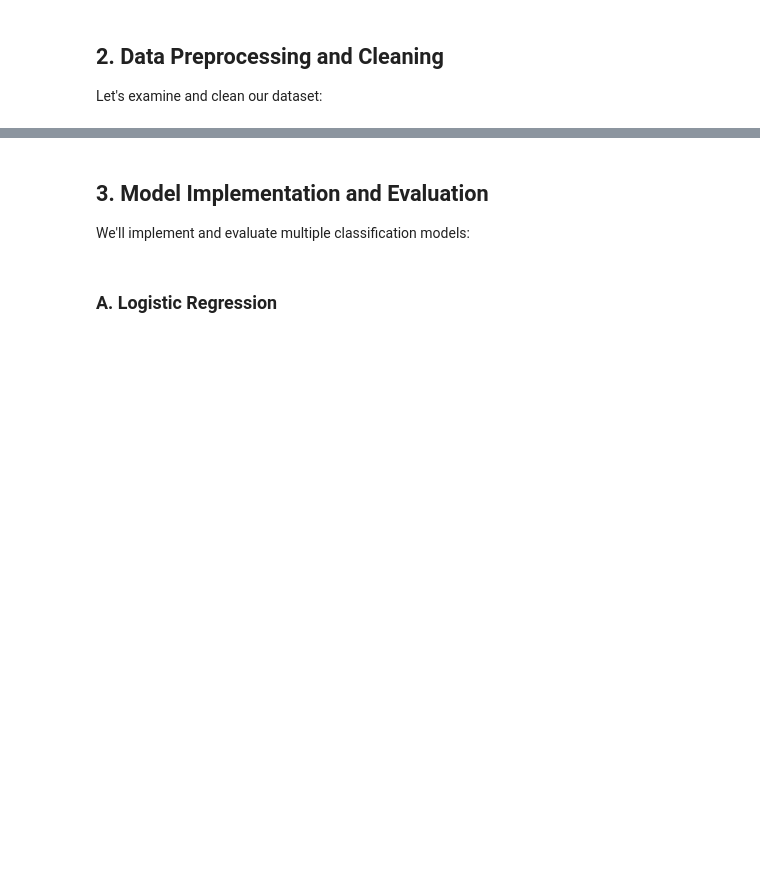
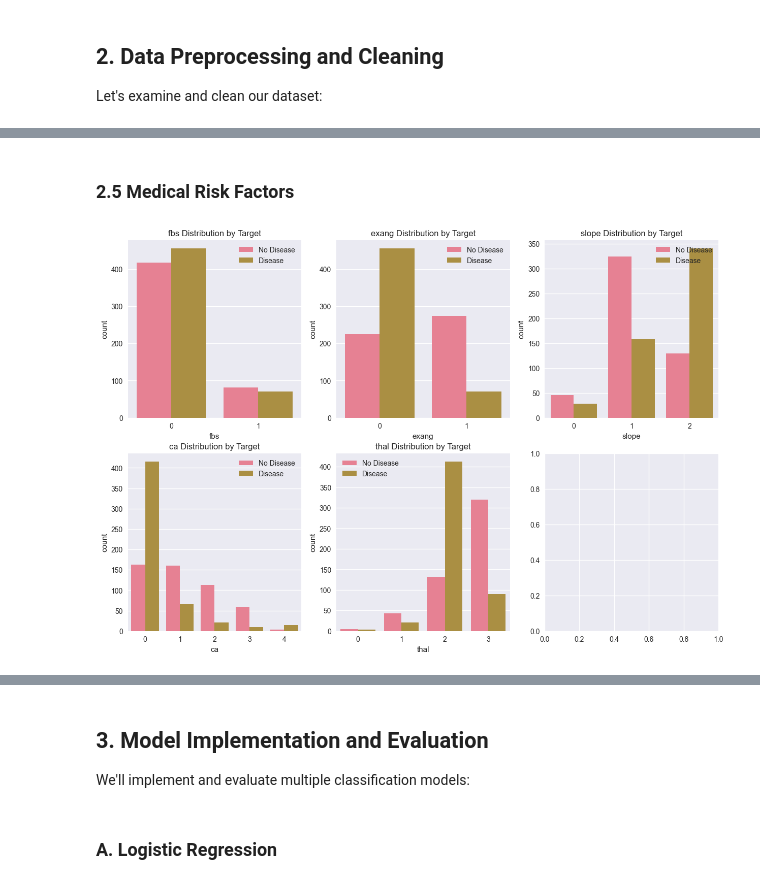
Before and after one commit to carul17/GBC_AMML_Project_Personal, a Jupyter notebook: heart_disease_analysis.ipynb, the cells around one changed output, grey strips where cells are left out. Cells and saved outputs as stored; diff of their text form; code cells hidden in the pictures; blank space fills up the shorter version.

```diff
--- a/heart_disease_analysis.ipynb
+++ b/heart_disease_analysis.ipynb
@@ -102,0 +219,16 @@ plt.tight_layout()
+# %% [markdown]
+### 2.5 Medical Risk Factors
+# %%
+# Analyze key risk factors
+risk_factors = ['fbs', 'exang', 'slope', 'ca', 'thal']
+fig, axes = plt.subplots(2, 3, figsize=(15, 10))
+axes = axes.ravel()
+
+for idx, factor in enumerate(risk_factors):
+    sns.countplot(data=df, x=factor, hue='target', ax=axes[idx])
+    axes[idx].set_title(f'{factor} Distribution by Target')
+    axes[idx].legend(['No Disease', 'Disease'])
+
+plt.show()
+# %% [output]
+[figure, added]
```
Also changed, not shown: parts of 33 cells of this notebook.
